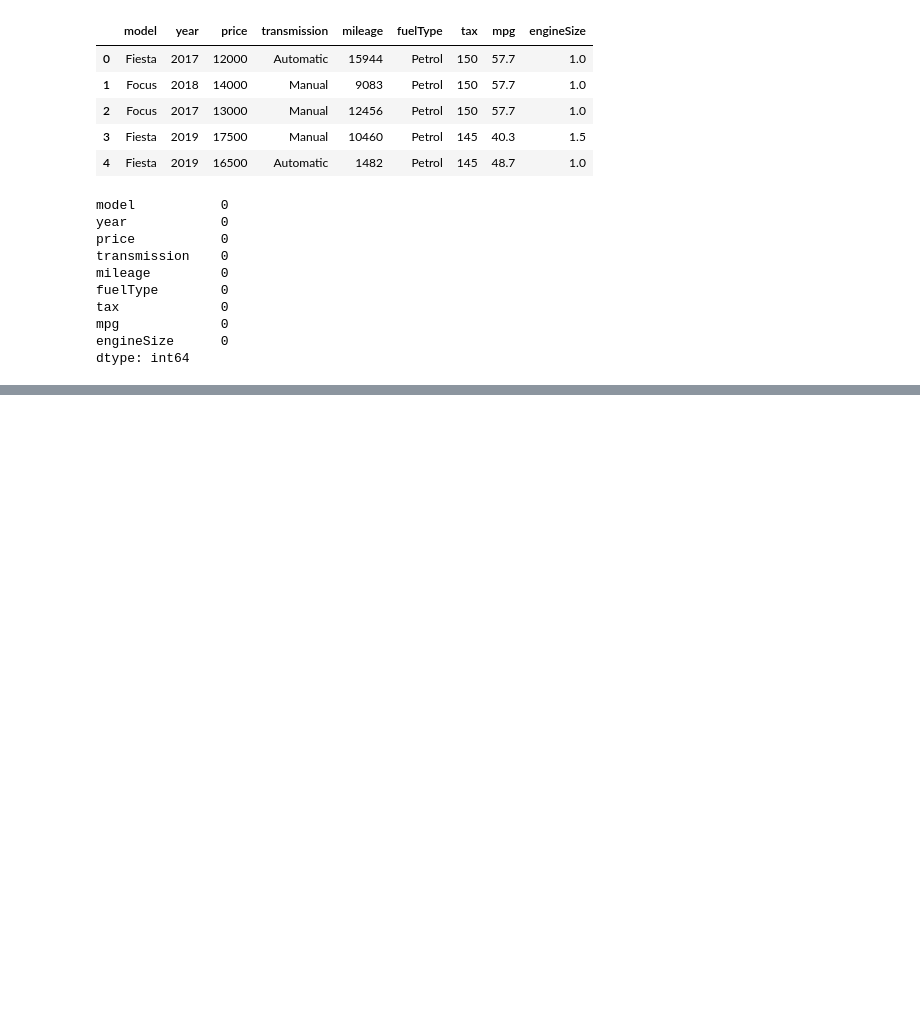
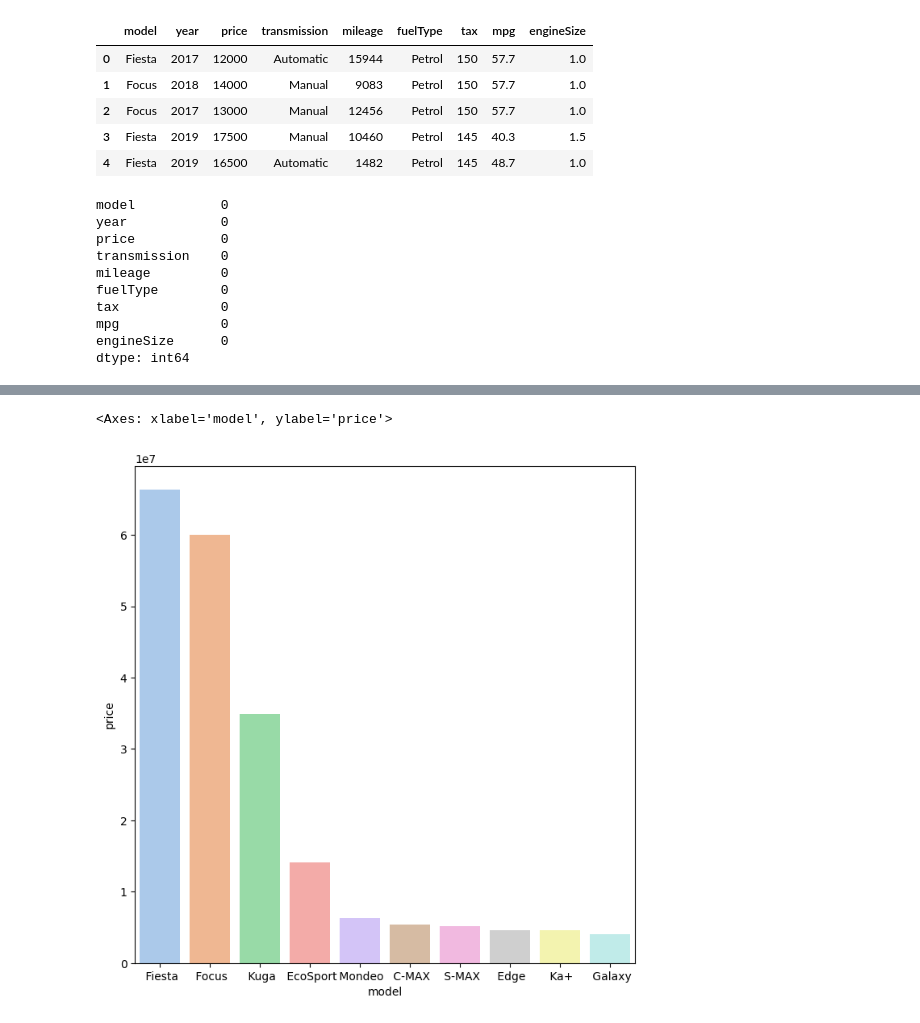
Before and after one commit to princejha-dev/ML-Python-Models, a Jupyter notebook: Car Price Prediction/car.ipynb, the cells around one changed output, grey strips where cells are left out. Saved outputs shown, nothing was run; the diff lists cells and outputs as text; code cells hidden in the pictures; blank space fills up the shorter version.

```diff
--- a/Car Price Prediction/car.ipynb
+++ b/Car Price Prediction/car.ipynb
@@ -232,0 +146,4 @@ Name: count, dtype: int64
+# %%
+a=df1.groupby('model')['price'].sum().reset_index()
+a1=a.sort_values(by='price',ascending=False)[['model','price']].head(10)
+a1
@@ -232,0 +162,6 @@ Name: count, dtype: int64
+# %%
+fig,ax=plt.subplots(figsize=(8,8))
+sns.barplot(x='model',y='price',data=a1,ax=ax,palette='pastel')
+# %% [output]
+<Axes: xlabel='model', ylabel='price'>
+[figure, added]
```
Also changed, not shown: parts of 48 cells of this notebook.
